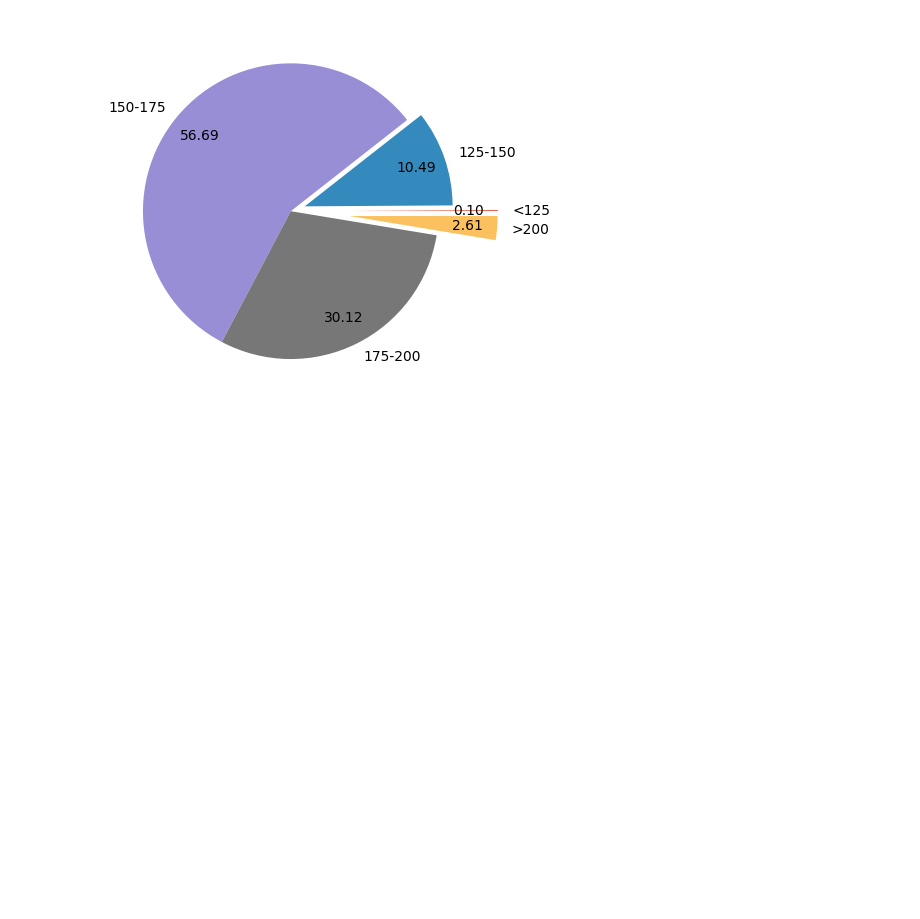
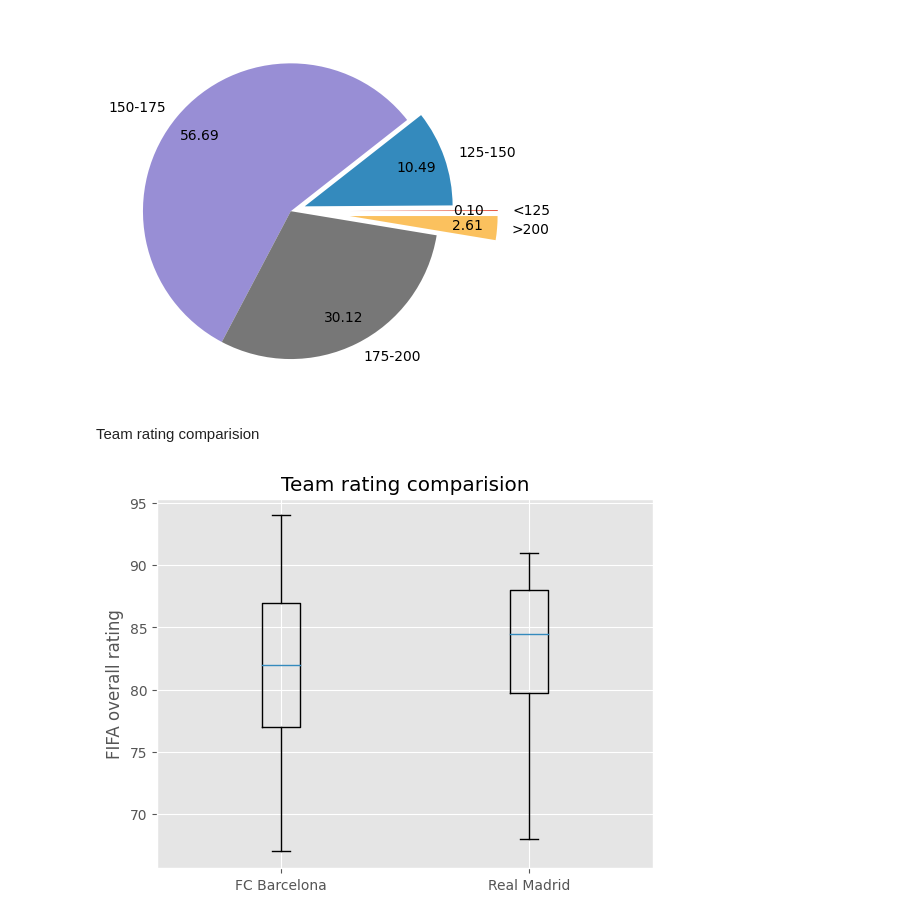
Before and after one commit to subhash-ranjan/matplotlib-pg, a Jupyter notebook: plot.ipynb, the cells around one changed output. Saved outputs shown, nothing was run; the diff lists cells and outputs as text; code cells hidden in the pictures; blank space fills up the shorter version.

```diff
--- a/plot.ipynb
+++ b/plot.ipynb
@@ -85,3 +85,15 @@ plt.style.use('ggplot')
 plt.show()
 # %% [output]
 [figure]
+# %% [markdown]
+Team rating comparision
+# %%
+barcelona = fifa.loc[fifa.Club=='FC Barcelona']['Overall']
+realmadrid = fifa.loc[fifa.Club=='Real Madrid']['Overall']
+
+plt.boxplot([barcelona,realmadrid], labels = ['FC Barcelona','Real Madrid'])
+plt.title('Team rating comparision')
+plt.ylabel('FIFA overall rating')
+plt.show()
+# %% [output]
+[figure, added]
```
